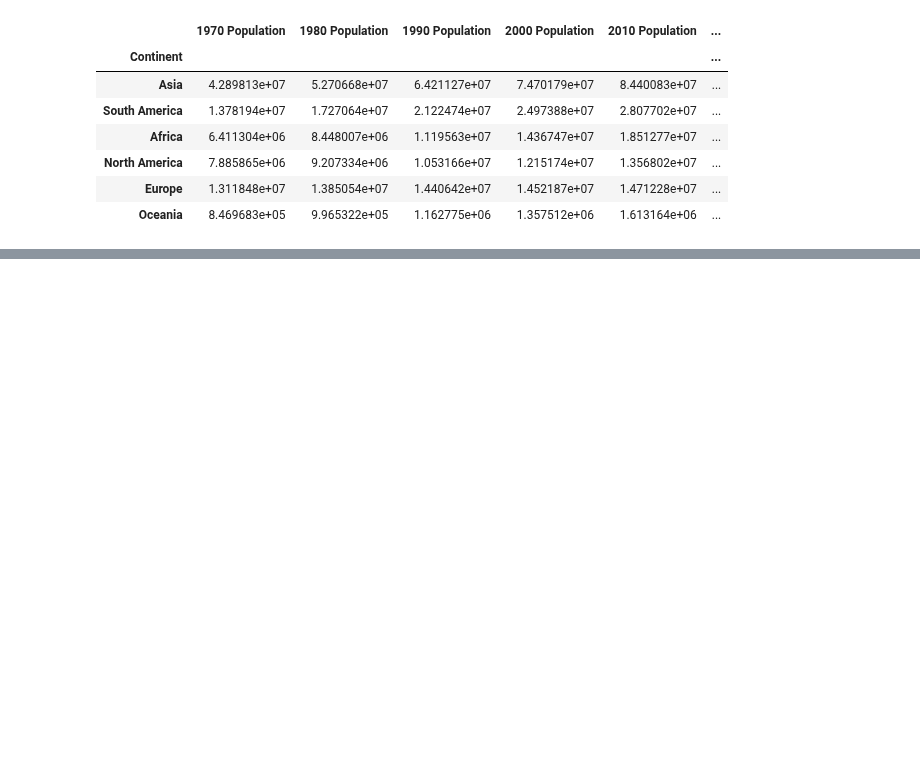
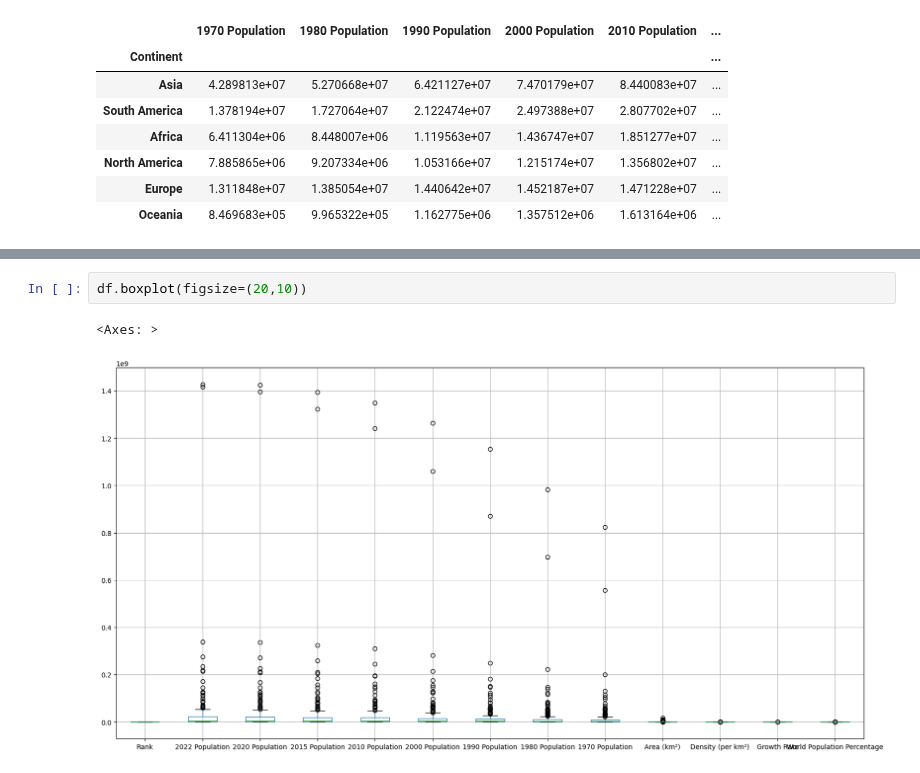
Before and after one commit to bilalsaeed18/Pandas---A-python-Library-, a Jupyter notebook: EDA in Pandas.ipynb, the cells around one changed output, grey strips where cells are left out. Drawn from its saved outputs; the diff is of its cells as text; blank space fills up the shorter version.

```diff
--- a/EDA in Pandas.ipynb
+++ b/EDA in Pandas.ipynb
@@ -251,0 +270,5 @@ Index(['Rank', 'CCA3', 'Country/Territory', 'Capital', 'Continent',
+# %%
+df.boxplot(figsize=(20,10))
+# %% [output]
+<Axes: >
+[figure, added]
```
Also changed, not shown: parts of 5 cells of this notebook.
